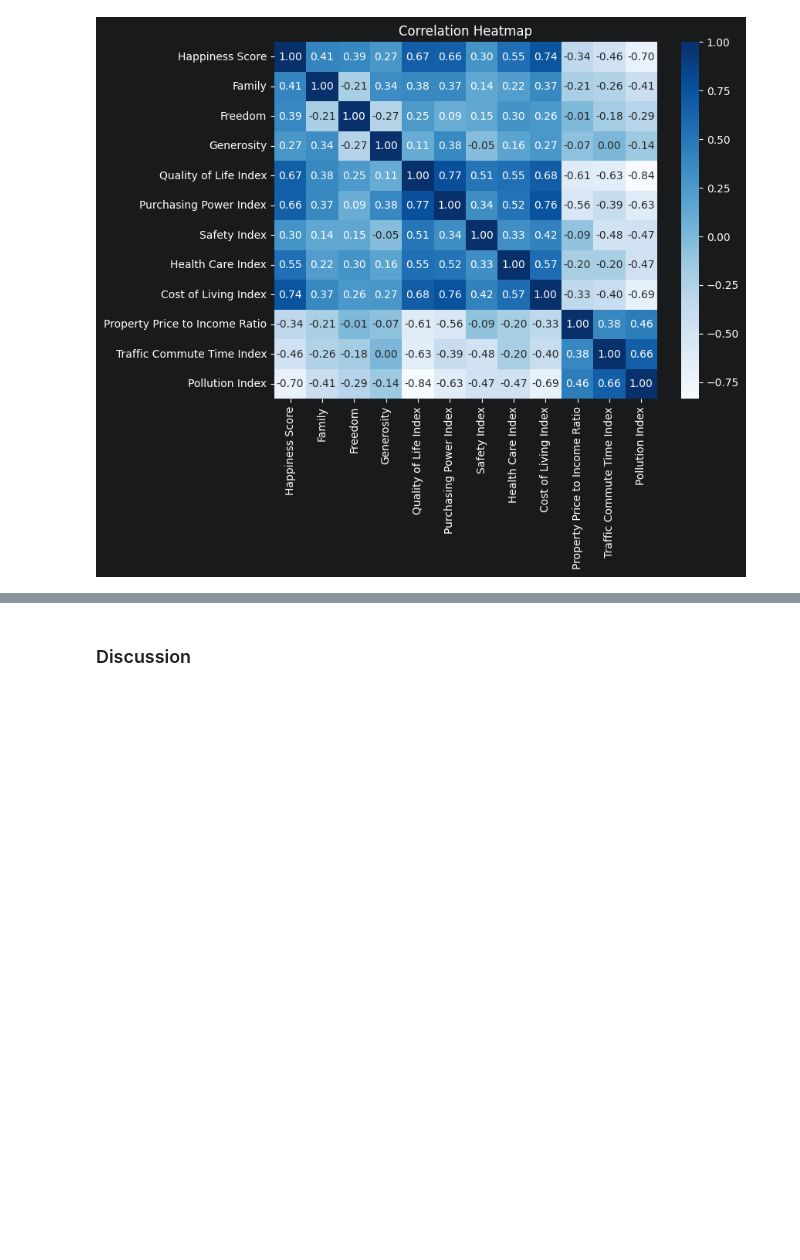
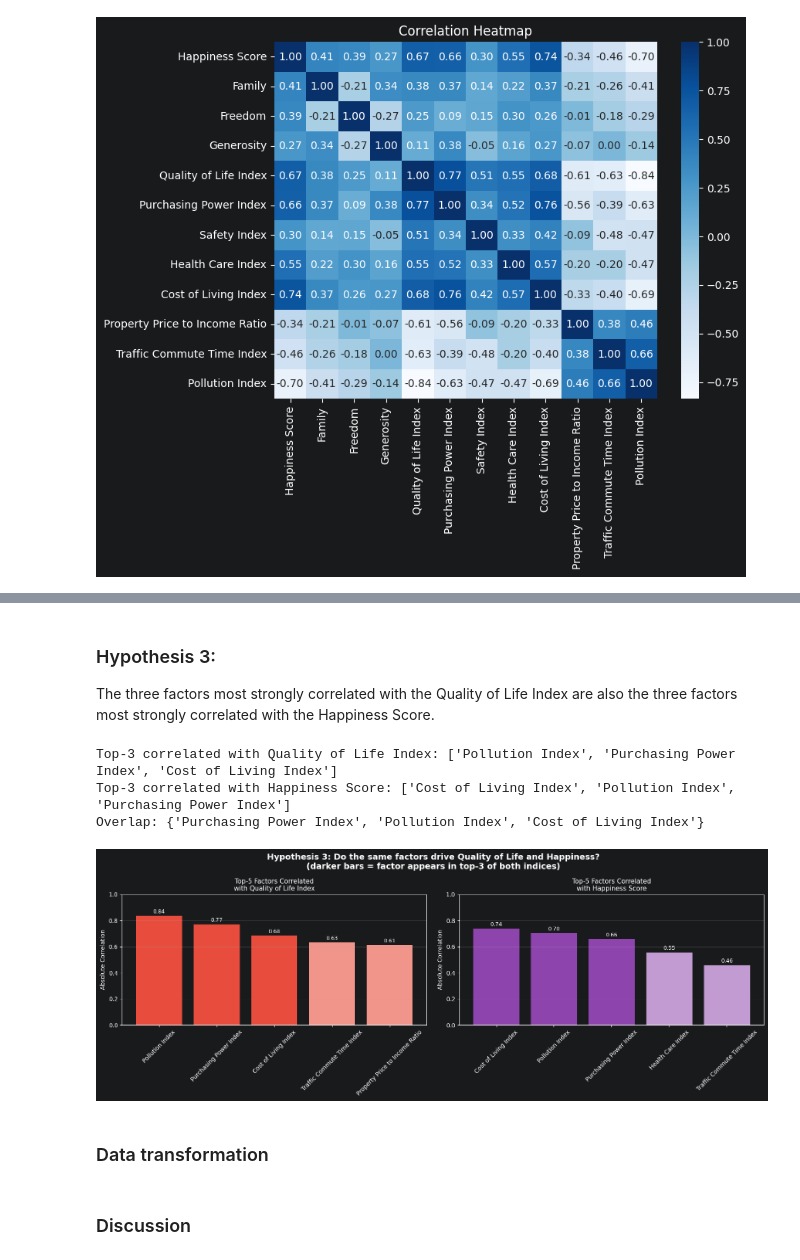
Before and after one commit to soonserv/data-best-project, a Jupyter notebook: notebooks/SA_notebook.ipynb, the cells around one changed output, grey strips where cells are left out. Drawn from its saved outputs; the diff is of its cells as text; code cells hidden in the pictures; blank space fills up the shorter version.

```diff
--- a/notebooks/SA_notebook.ipynb
+++ b/notebooks/SA_notebook.ipynb
@@ -942,3 +1041,72 @@ plt.show()
+# %% [markdown]
+
+### Hypothesis 3:
+
+The three factors most strongly correlated with the Quality of Life Index are also the three factors most strongly correlated with the Happiness Score.
+# %%
+cols = ["Family", "Freedom", "Generosity",
+        "Purchasing Power Index", "Safety Index",
+        "Health Care Index", "Cost of Living Index",
+        "Property Price to Income Ratio",
+        "Traffic Commute Time Index", "Pollution Index"]
+
+corr_qol = (final_data[cols + ["Quality of Life Index"]]
+            .corr()["Quality of Life Index"]
+            .drop("Quality of Life Index")
+            .abs()
+            .sort_values(ascending=False))
+
+corr_hap = (final_data[cols + ["Happiness Score"]]
+            .corr()["Happiness Score"]
+            .drop("Happiness Score")
+            .abs()
+            .sort_values(ascending=False))
+
+top3_qol = list(corr_qol.head(3).index)
+top3_hap = list(corr_hap.head(3).index)
+overlap = set(top3_qol) & set(top3_hap)
+
+print("Top-3 correlated with Quality of Life Index:", top3_qol)
+print("Top-3 correlated with Happiness Score:", top3_hap)
+print("Overlap:", overlap)
+
+fig, axes = plt.subplots(1, 2, figsize=(16, 6))
+
+bars0 = axes[0].bar(corr_qol.head(5).index, corr_qol.head(5).values,
+                     color=["#E74C3C" if f in overlap else "#F1948A" for f in corr_qol.head(5).index])
+axes[0].set_title("Top-5 Factors Correlated\nwith Quality of Life Index", fontsize=11)
+axes[0].set_ylabel("Absolute Correlation")
+axes[0].tick_params(axis="x", rotation=45)
+axes[0].set_ylim(0, 1)
+axes[0].grid(axis="y", alpha=0.3)
+
+for bar, val in zip(bars0, corr_qol.head(5).values):
+    axes[0].text(bar.get_x() + bar.get_width()/2, val + 0.01,
+                 f"{val:.2f}", ha="center", va="bottom", fontsize=9)
+
+bars1 = axes[1].bar(corr_hap.head(5).index, corr_hap.head(5).values,
+                     color=["#8E44AD" if f in overlap else "#C39BD3" for f in corr_hap.head(5).index])
+axes[1].set_title("Top-5 Factors Correlated\nwith Happiness Score", fontsize=11)
+axes[1].set_ylabel("Absolute Correlation")
+axes[1].tick_params(axis="x", rotation=45)
+axes[1].set_ylim(0, 1)
+axes[1].grid(axis="y", alpha=0.3)
+
+for bar, val in zip(bars1, corr_hap.head(5).values):
+    axes[1].text(bar.get_x() + bar.get_width()/2, val + 0.01,
+                 f"{val:.2f}", ha="center", va="bottom", fontsize=9)
+
+plt.suptitle("Hypothesis 3: Do the same factors drive Quality of Life and Happiness?\n(darker bars = factor appears in top-3 of both indices)",
+             fontsize=14, fontweight="bold")
+plt.tight_layout()
+plt.show()
+# %% [output]
+Top-3 correlated with Quality of Life Index: ['Pollution Index', 'Purchasing Power Index', 'Cost of Living Index']
+Top-3 correlated with Happiness Score: ['Cost of Living Index', 'Pollution Index', 'Purchasing Power Index']
+Overlap: {'Purchasing Power Index', 'Pollution Index', 'Cost of Living Index'}
+[figure, added]
+# %% [markdown]
+### Data transformation
 # %% [markdown]
 ### Discussion
 # %% [markdown]
```
Also changed, not shown: parts of 9 cells of this notebook, 2 other files.
